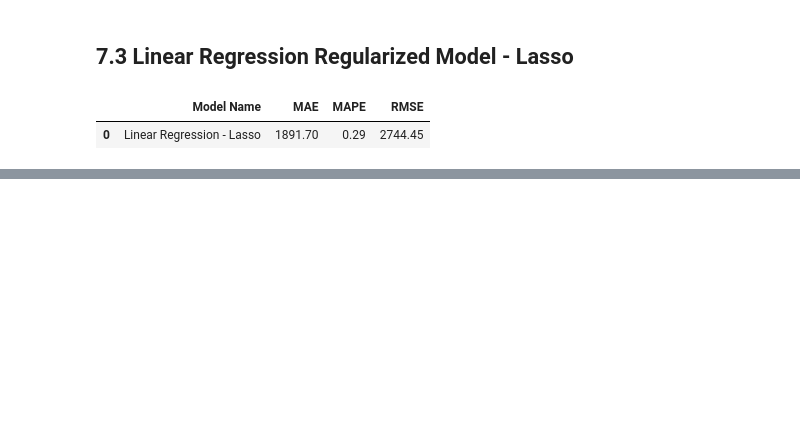
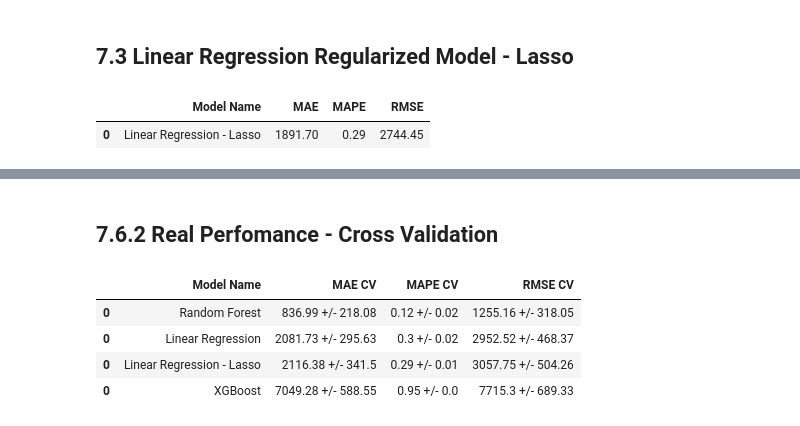
Before and after one commit to kevincirne/ds_em_producao, a Jupyter notebook: m06_v01_store_sales_prediction.ipynb, the cells around one changed output, grey strips where cells are left out. Cells and saved outputs as stored; diff of their text form; code cells hidden in the pictures; blank space fills up the shorter version.

Commit message:
End of Cross Validation

```diff
--- a/m06_v01_store_sales_prediction.ipynb
+++ b/m06_v01_store_sales_prediction.ipynb
@@ -916,0 +1000,3 @@ lrr_result
+# %%
+rf_result_cv = cross_validation(x_training, 5, 'Random Forest', rf, verbose=True)
+rf_result_cv
@@ -916,0 +1028,3 @@ lrr_result
+# %%
+xgb_result_cv = cross_validation(x_training, 5, 'XGBoost', model_xgb, verbose=True)
+xgb_result_cv
@@ -916,0 +1053,11 @@ lrr_result
+# %% [markdown]
+## 7.6.2 Real Perfomance - Cross Validation
+# %%
+comparing_results_cv = pd.concat([lr_result_cv, lrr_result_cv, rf_result_cv, xgb_result_cv])
+comparing_results_cv.sort_values('RMSE CV')
+# %% [output]
+|  | Model Name | MAE CV | MAPE CV | RMSE CV |
+| 0 | Random Forest | 836.99 +/- 218.08 | 0.12 +/- 0.02 | 1255.16 +/- 318.05 |
+| 0 | Linear Regression | 2081.73 +/- 295.63 | 0.3 +/- 0.02 | 2952.52 +/- 468.37 |
+| 0 | Linear Regression - Lasso | 2116.38 +/- 341.5 | 0.29 +/- 0.01 | 3057.75 +/- 504.26 |
+| 0 | XGBoost | 7049.28 +/- 588.55 | 0.95 +/- 0.0 | 7715.3 +/- 689.33 |
```
Also changed, not shown: parts of 19 cells of this notebook.
